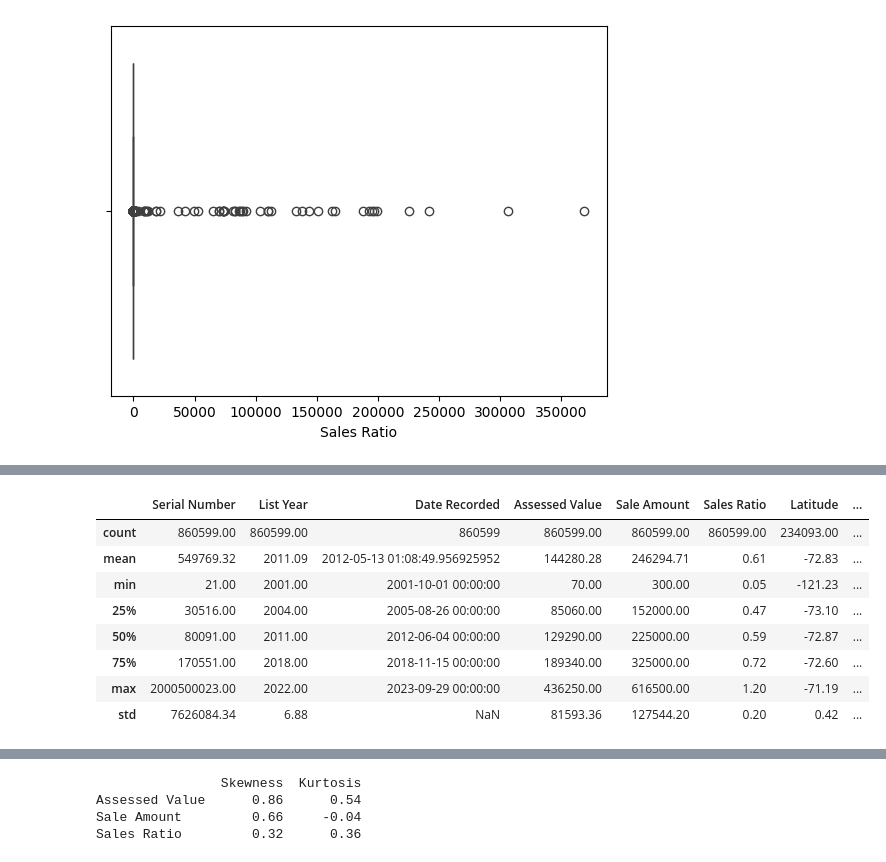
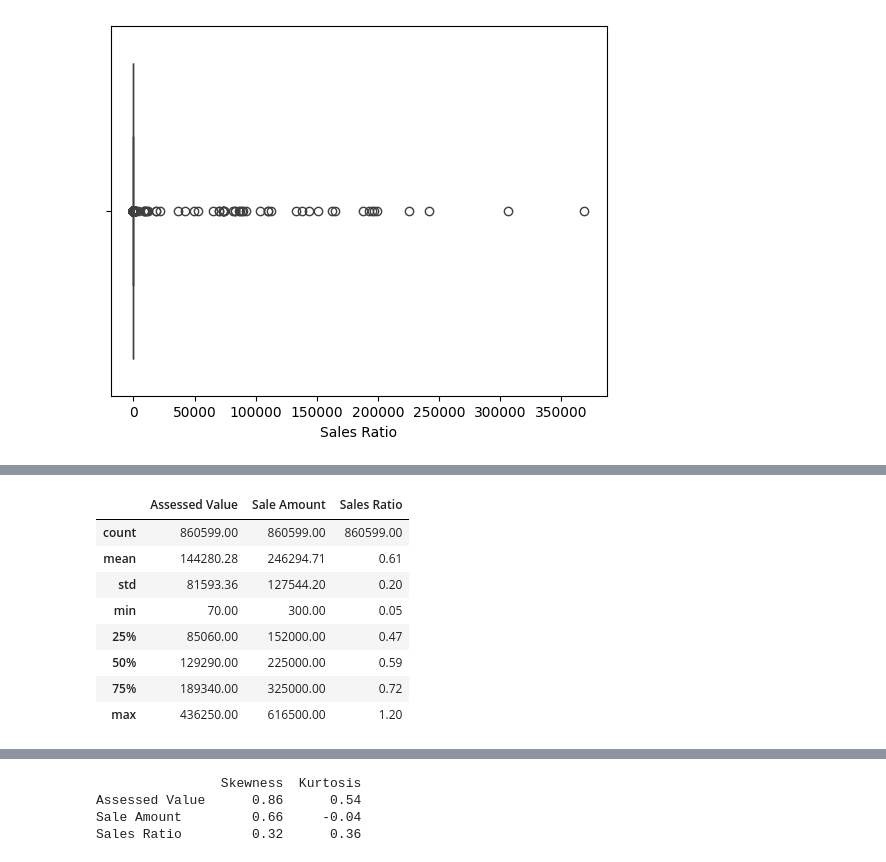
Before and after one commit to maidinh2409/Real-Estate-Sales-Analysis, a Jupyter notebook: Real Estate Sales 2001 - 2023.ipynb, the cells around one changed output, grey strips where cells are left out. Cells and saved outputs as stored; diff of their text form; code cells hidden in the pictures.

```diff
--- a/Real Estate Sales 2001 - 2023.ipynb
+++ b/Real Estate Sales 2001 - 2023.ipynb
@@ -412,0 +321,6 @@ dataset.describe()
+# %%
+columns_ = ['Assessed Value', 'Sale Amount', 'Sales Ratio']
+dataset[columns_].describe()
+
+#Abnormally small min values (value and sales = 0), abnormally large max values.
+#The mean and median are far apart, indicating potential outliers.
@@ -475,12 +393,12 @@ sns.boxplot(x=dataset['Assessed Value'])
 # %%
-dataset.describe()
+dataset[columns_].describe()
 # %% [output]
-|  | Serial Number | List Year | Date Recorded | Assessed Value | Sale Amount | Sales Ratio | Latitude | ... |
-| count | 860599.00 | 860599.00 | 860599 | 860599.00 | 860599.00 | 860599.00 | 234093.00 | ... |
-| mean | 549769.32 | 2011.09 | 2012-05-13 01:08:49.956925952 | 144280.28 | 246294.71 | 0.61 | -72.83 | ... |
-| min | 21.00 | 2001.00 | 2001-10-01 00:00:00 | 70.00 | 300.00 | 0.05 | -121.23 | ... |
-| 25% | 30516.00 | 2004.00 | 2005-08-26 00:00:00 | 85060.00 | 152000.00 | 0.47 | -73.10 | ... |
-| 50% | 80091.00 | 2011.00 | 2012-06-04 00:00:00 | 129290.00 | 225000.00 | 0.59 | -72.87 | ... |
-| 75% | 170551.00 | 2018.00 | 2018-11-15 00:00:00 | 189340.00 | 325000.00 | 0.72 | -72.60 | ... |
-| max | 2000500023.00 | 2022.00 | 2023-09-29 00:00:00 | 436250.00 | 616500.00 | 1.20 | -71.19 | ... |
-| std | 7626084.34 | 6.88 | NaN | 81593.36 | 127544.20 | 0.20 | 0.42 | ... |
+|  | Assessed Value | Sale Amount | Sales Ratio |
+| count | 860599.00 | 860599.00 | 860599.00 |
+| mean | 144280.28 | 246294.71 | 0.61 |
+| std | 81593.36 | 127544.20 | 0.20 |
+| min | 70.00 | 300.00 | 0.05 |
+| 25% | 85060.00 | 152000.00 | 0.47 |
+| 50% | 129290.00 | 225000.00 | 0.59 |
+| 75% | 189340.00 | 325000.00 | 0.72 |
+| max | 436250.00 | 616500.00 | 1.20 |
```
Also changed, not shown: parts of 96 cells of this notebook.
